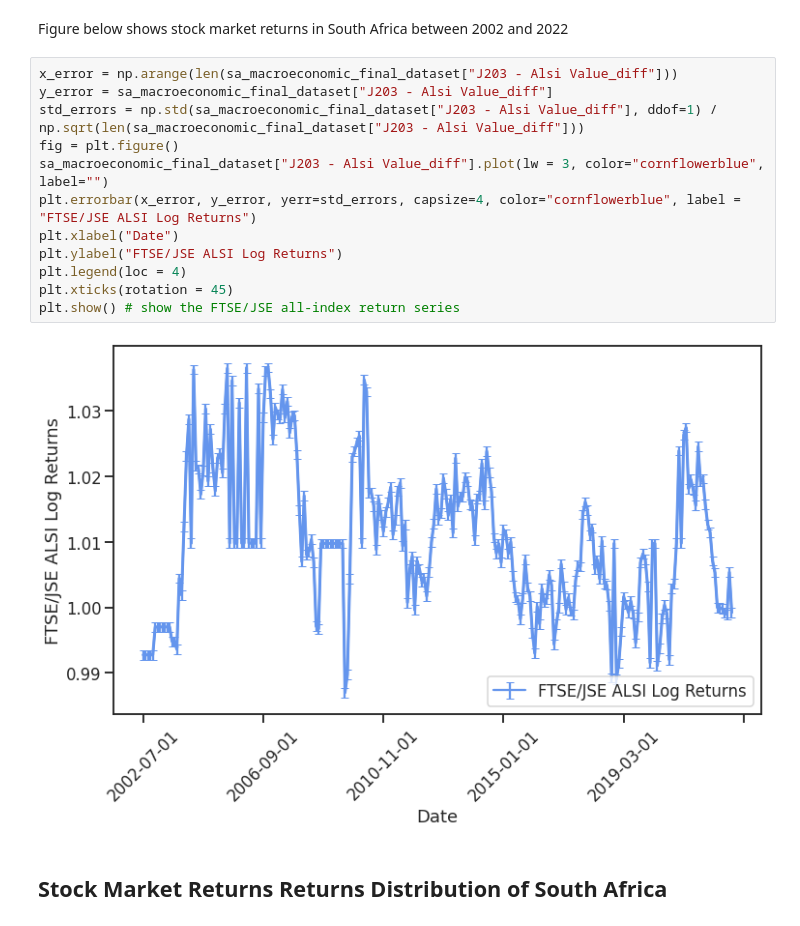
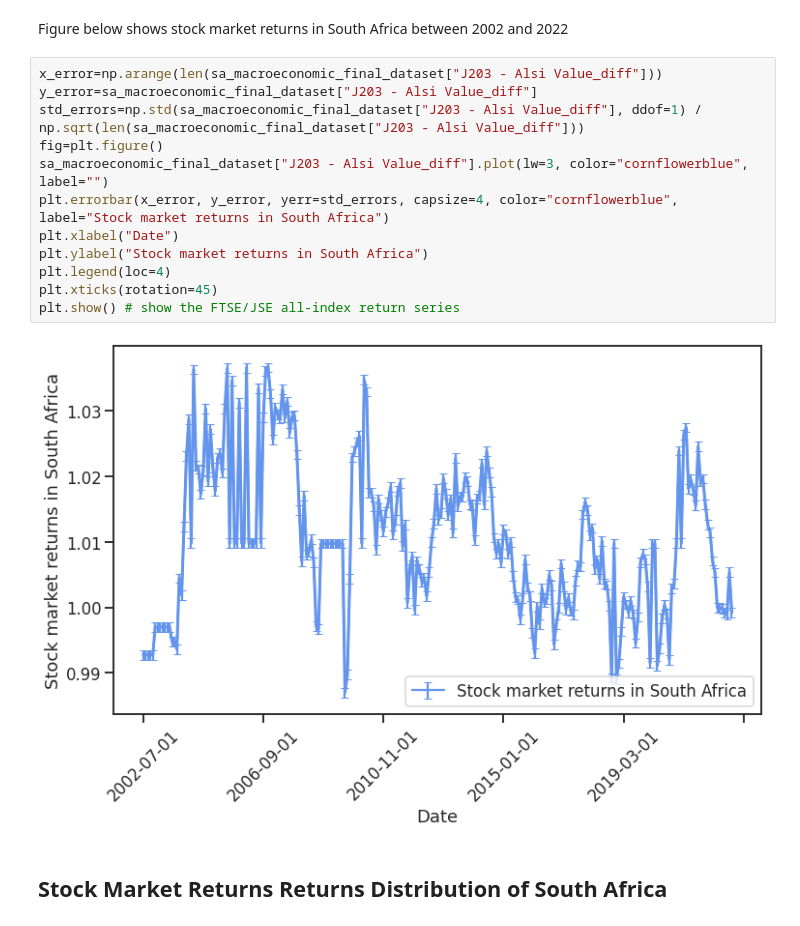
Before and after one commit to tshepochris/mastersproject, a Jupyter notebook: mastersproject.ipynb, the cells around one changed output. Saved outputs shown, nothing was run; the diff lists cells and outputs as text.

```diff
--- a/mastersproject.ipynb
+++ b/mastersproject.ipynb
@@ -376,19 +376,19 @@ ftse_jse_alsi_descriptive_statistics # show the FTSE/JSE all-index return series
 # %% [markdown]
 Figure below shows stock market returns in South Africa between 2002 and 2022
 # %%
-x_error = np.arange(len(sa_macroeconomic_final_dataset["J203 - Alsi Value_diff"]))
-y_error = sa_macroeconomic_final_dataset["J203 - Alsi Value_diff"]
-std_errors = np.std(sa_macroeconomic_final_dataset["J203 - Alsi Value_diff"], ddof=1) / np.sqrt(len(sa_macroeconomic_final_dataset["J203 - Alsi Value_diff"]))
-fig = plt.figure()
-sa_macroeconomic_final_dataset["J203 - Alsi Value_diff"].plot(lw = 3, color="cornflowerblue", label="")
-plt.errorbar(x_error, y_error, yerr=std_errors, capsize=4, color="cornflowerblue", label = "FTSE/JSE ALSI Log Returns")
+x_error=np.arange(len(sa_macroeconomic_final_dataset["J203 - Alsi Value_diff"]))
+y_error=sa_macroeconomic_final_dataset["J203 - Alsi Value_diff"]
+std_errors=np.std(sa_macroeconomic_final_dataset["J203 - Alsi Value_diff"], ddof=1) / np.sqrt(len(sa_macroeconomic_final_dataset["J203 - Alsi Value_diff"]))
+fig=plt.figure()
+sa_macroeconomic_final_dataset["J203 - Alsi Value_diff"].plot(lw=3, color="cornflowerblue", label="")
+plt.errorbar(x_error, y_error, yerr=std_errors, capsize=4, color="cornflowerblue", label="Stock market returns in South Africa")
 plt.xlabel("Date")
-plt.ylabel("FTSE/JSE ALSI Log Returns")
-plt.legend(loc = 4)
-plt.xticks(rotation = 45)
+plt.ylabel("Stock market returns in South Africa")
+plt.legend(loc=4)
+plt.xticks(rotation=45)
 plt.show() # show the FTSE/JSE all-index return series
 # %% [output]
-[figure, old version]
+[figure, new version]
 # %% [markdown]
 ## Stock Market Returns Returns Distribution of South Africa
 # %% [markdown]
```
Also changed, not shown: parts of 35 cells of this notebook.
